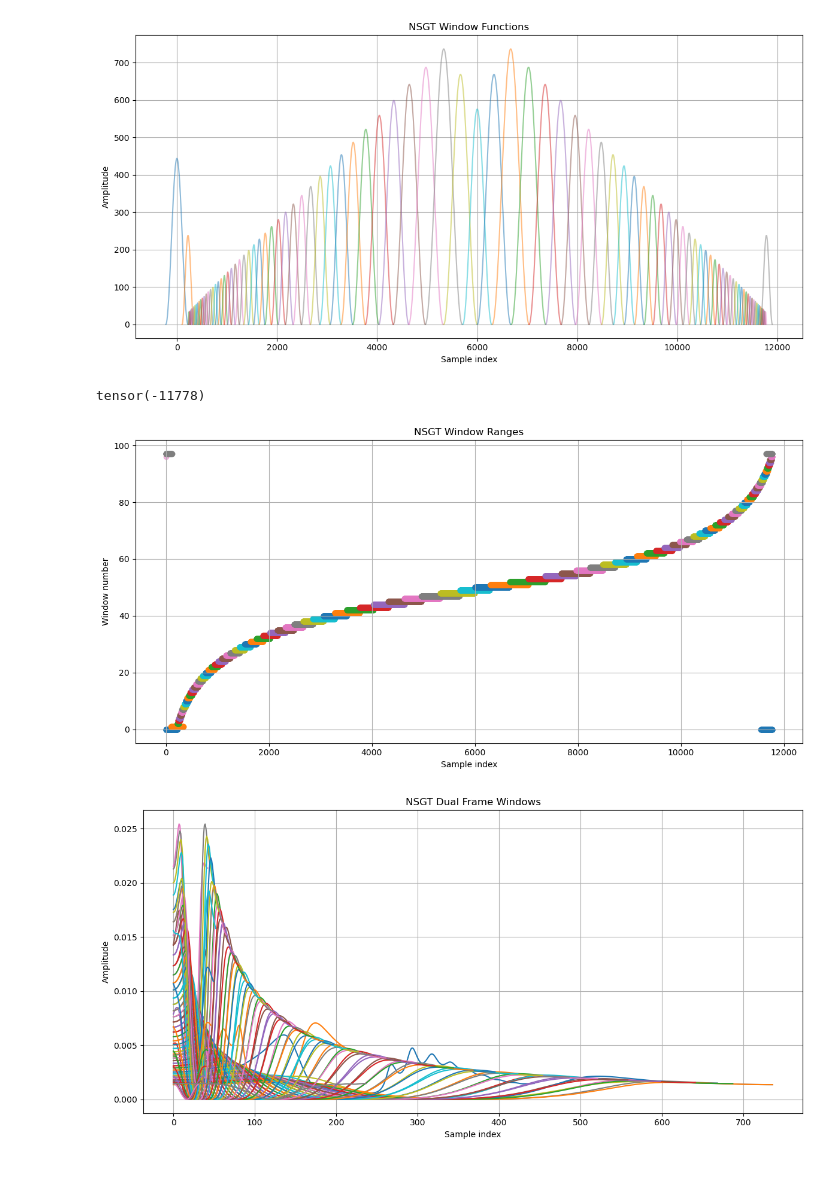
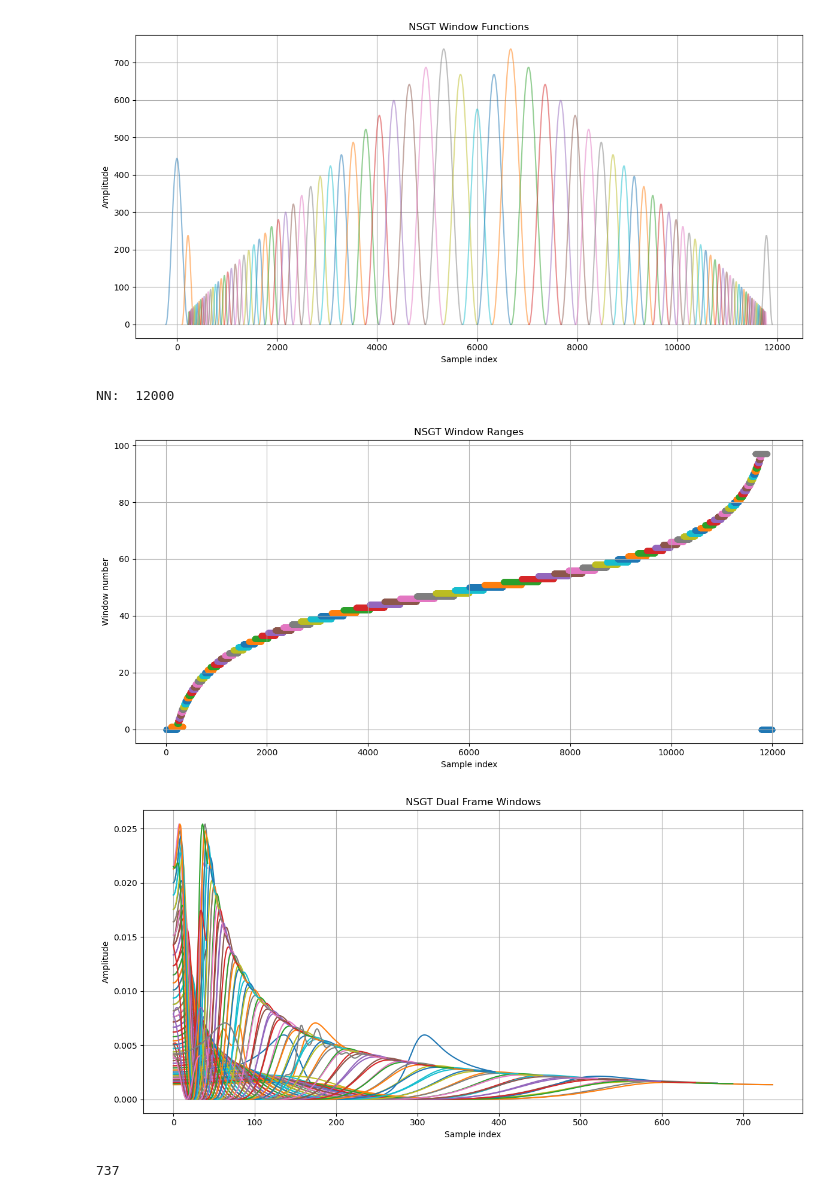
Before and after one commit to tommoED/nsgt-3, a Jupyter notebook: nsgt.ipynb, the cells around one changed output. Drawn from its saved outputs; the diff is of its cells as text; code cells hidden in the pictures.

```diff
--- a/nsgt.ipynb
+++ b/nsgt.ipynb
@@ -13,9 +18,6 @@ from math import *
 - De-crustify the legacy code
 - Make the pytorch code more idiomatic
 # %%
-
-
-
 class Scale:
     dbnd = 1.e-8
     F : Tensor = None
@@ -34,7 +36,7 @@ class Scale:
         return self.bnds
 
 class OctScale(Scale):
-    def __init__(self, fmin, fmax, bpo, beyond=0):
+    def __init__(self, bpo, fmin, fmax, beyond=0):
         """
         @param fmin: minimum frequency (Hz)
         @param fmax: maximum frequency (Hz)
@@ -54,12 +56,12 @@ class OctScale(Scale):
         q = sqrt(self.pow2n)/(self.pow2n-1.)/2.
 
         self.Q = tensor([q])
-        self.F = tensor(self.fmin*self.pow2n**(torch.arange(self.bnds)))
+        self.F = self.fmin*self.pow2n**torch.arange(self.bnds)
 
 
 
 class LinScale(Scale):
-    def __init__(self, fmin, fmax, bnds, beyond=0):
+    def __init__(self,  bnds, fmin, fmax, beyond=0):
         """
         @param fmin: minimum frequency (Hz)
         @param fmax: maximum frequency (Hz)
@@ -90,7 +92,7 @@ def mel2hz(m):
 
 
 class MelScale(Scale):
-    def __init__(self, fmin, fmax, bnds, beyond=0):
+    def __init__(self, bnds, fmin, fmax, beyond=0):
         """
         @param fmin: minimum frequency (Hz)
         @param fmax: maximum frequency (Hz)
@@ -117,9 +119,9 @@ class MelScale(Scale):
 import matplotlib.pyplot as plt
 
 # Create example scales
-lin_scale = LinScale(20, 20000, 100)
-mel_scale = MelScale(20, 20000, 100)
-oct_scale = OctScale(20, 20000, 10)
+lin_scale = LinScale(100, 20, 20000)
+mel_scale = MelScale(100, 20, 20000)
+oct_scale = OctScale(10,  20, 20000)
 
 # Plot frequency scales
 plt.figure(figsize=(12, 6))
@@ -136,7 +138,7 @@ plt.grid(True)
 plt.subplot(1,2,2)
 plt.plot(lin_scale.Q, label='Linear')
 plt.plot(mel_scale.Q, label='Mel')
-plt.plot(oct_scale.Q, label='Octave')
+plt.plot(oct_scale.Q.repeat(100), label='Octave')
 plt.xlabel('Band index')
 plt.ylabel('Q')
 plt.title('Q vs Band Index')
@@ -294,19 +296,15 @@ def plot_nsgfwin_results(g, rfbas, M):
 f = plot_nsgfwin_results(g, rfbas, M)
 # %% [output]
 [figure]
-# %%
--rfbas[-1]
-# %% [output]
-tensor(-11778)
 # %%
-def calcwinrange(g : list, rfbas : Tensor, Ls : int):
+def calcwinrange(g : list, rfbas : Tensor, Ls : int) -> tuple[list[Tensor], int]:
     shift = torch.concatenate([
         (-rfbas[-1] % Ls).unsqueeze(0),
         rfbas[1:]-rfbas[:-1]
     ])
 
     timepos = torch.cumsum(shift, 0)
-    nn = timepos[-1]
+    nn = int(timepos[-1].item())
     timepos -= shift[0] # Calculate positions from shift vector
 
     wins = []
@@ -316,38 +314,41 @@ def calcwinrange(g : list, rfbas : Tensor, Ls : int):
         win_range %= nn
 
         wins.append(win_range)
 
     return wins,nn
 
 
 #================
 
 # Plot the window ranges
 wins, nn = calcwinrange(g, rfbas, Ls)
 
+print ("NN: ", nn)
+
 fig, ax = plt.subplots(figsize=(12, 6))
 
 # Plot each window range as a scatter plot
 for i, win_range in enumerate(wins):
     ax.scatter(win_range.cpu(), [i] * len(win_range), alpha=0.5, label=f'Window {i}')
 
 ax.set_xlabel('Sample index')
 ax.set_ylabel('Window number')
 ax.set_title('NSGT Window Ranges')
 ax.grid(True)
 
 # Only show legend if there aren't too many windows
 if len(wins) <= 10:
     ax.legend()
 
 plt.tight_layout()
 plt.show()
 # %% [output]
+NN:  12000
-[figure, old version]
+[figure, new version]
 # %%
-def nsdual(g, wins, nn, M, device="cpu"):
+def nsdual(g: list[Tensor], wins: list[Tensor], nn: Tensor, M: list[int]) -> list[Tensor]:
     # Construct the diagonal of the frame operator matrix explicitly
-    x = torch.zeros((nn,), dtype=float)
+    x = torch.zeros(nn, dtype=float)
     for gi,mii,sl in zip(g, M, wins):
         xa = torch.square(torch.fft.fftshift(gi))
         xa *= mii
@@ -377,8 +378,15 @@ if len(dual_frame) <= 10:
 
 plt.tight_layout()
 plt.show()
+
+
+# [win.shape[0] for win in dual_frame]
 # %% [output]
-[figure, old version]
+[figure, new version]
 # %%
-def n_coefs(M: Tensor, g: Tensor, sl: slice):
-    return max(int(ceil(float(len(gii))/mii))*mii for mii,gii in zip(M[sl],g[sl]))
+def n_coefs(M: Tensor, g: list[Tensor], sl: slice)->int:
+    return int(max(int(ceil(float(len(gii))/mii))*mii for mii,gii in zip(M[sl],g[sl])).item())
+
+n_coefs(M, g, slice(0,50))
+# %% [output]
+737
```
Also changed, not shown: parts of 9 cells of this notebook, 1 other file.
